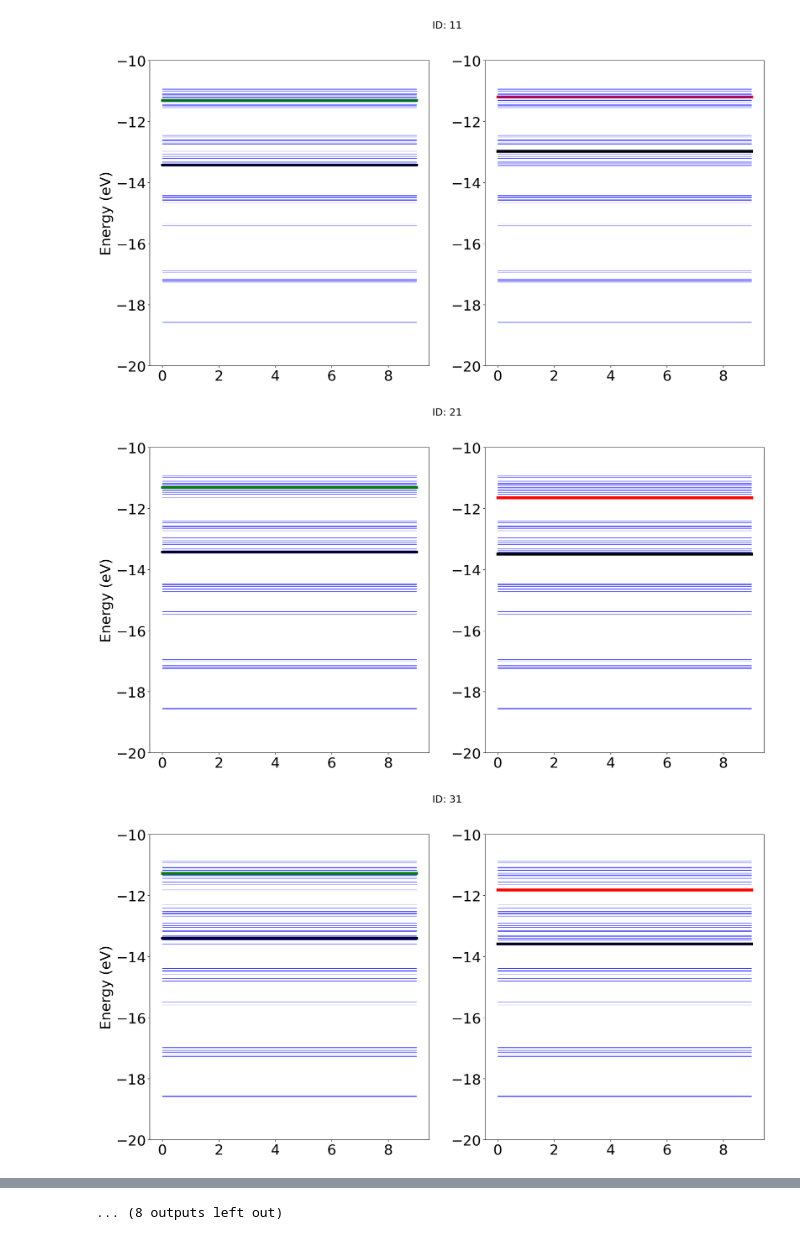
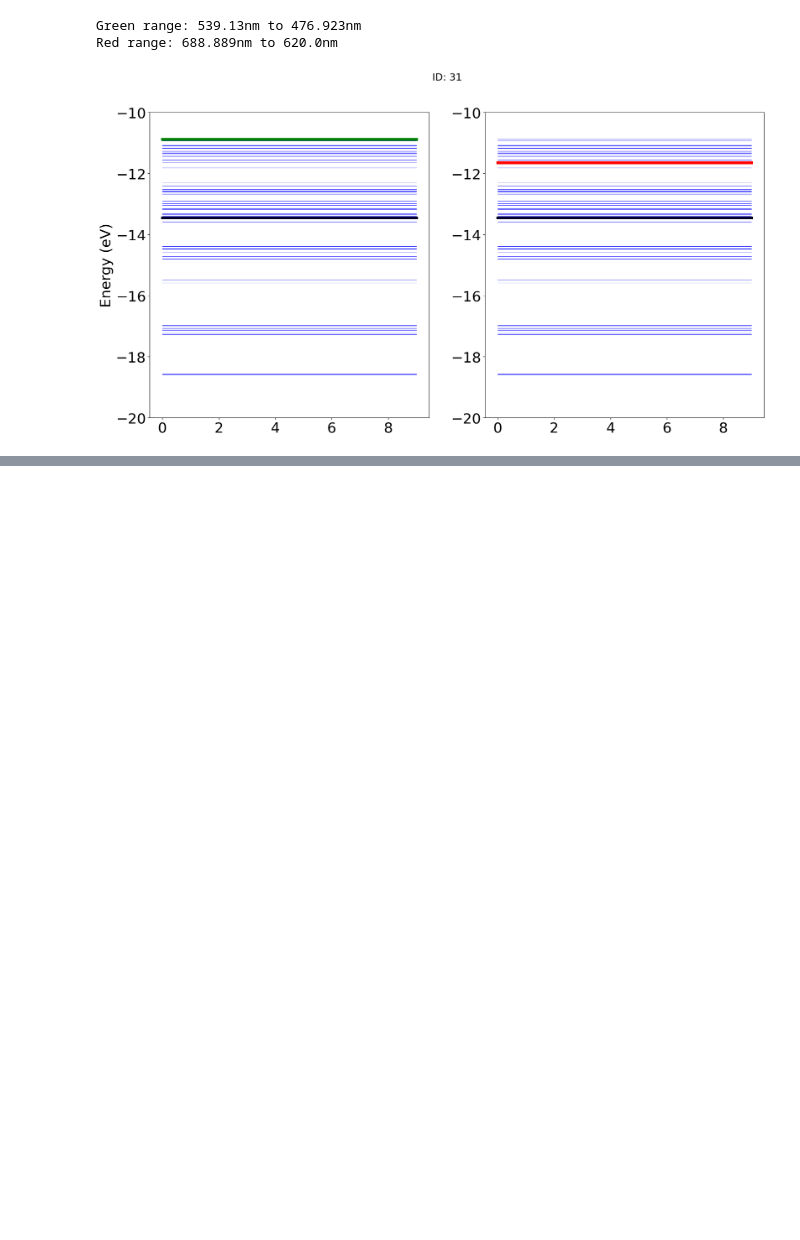
Before and after one commit to charlesrc/nanoscint, a Jupyter notebook: nanoscint/supplemental/DFT_NoHybridFunctional/NoHybridFunctionals_DFTModel_Revised.ipynb, the cells around one changed output, grey strips where cells are left out. Drawn from its saved outputs; the diff is of its cells as text; code cells hidden in the pictures; blank space fills up the shorter version.

Commit message:
New non hybrid dft plots

```diff
--- a/nanoscint/supplemental/DFT_NoHybridFunctional/NoHybridFunctionals_DFTModel_Revised.ipynb
+++ b/nanoscint/supplemental/DFT_NoHybridFunctional/NoHybridFunctionals_DFTModel_Revised.ipynb
@@ -16,13 +16,20 @@ rcParams["font.family"] = "sans-serif"
 rcParams["figure.figsize"] = (6, 6);
 # %%
 dir_nohybrid = string(pwd(), "/nohybrid");
+# %%
+# We consider the following range of wavelengths to be "green":
+println("Green range: ", round(1240/2.3, digits=3) ,"nm to ", round(1240/2.6, digits=3), "nm")
+println("Red range: ", round(1240/1.8, digits=3) ,"nm to ", round(1240/2, digits=3), "nm")
+# %% [output]
+Green range: 539.13nm to 476.923nm
+Red range: 688.889nm to 620.0nm
 # %%
 #Loop over all simulations and store the band indices and oscillator strengths corresponding to the
 #relevant green and red transitions.
-AllValidPairsGreen = Vector{Tuple{String, Vector{Tuple{Integer, Integer, Integer, Float64}}}}()
-# Vector of tuples of the form: (ID, (spin, lowerband, upperband, oscillator strength))
-AllValidPairsRed = Vector{Tuple{String, Vector{Tuple{Integer, Integer, Integer, Float64}}}}()
-# Vector of tuples of the form: (ID, (spin, lowerband, upperband, oscillator strength))
+AllValidPairsGreen = Vector{Tuple{String, Vector{Tuple{Integer, Integer, Integer, Float64, Float64}}}}()
+# Vector of tuples of the form: (ID, (spin, lowerband, upperband, energydiff, oscillator strength))
+AllValidPairsRed = Vector{Tuple{String, Vector{Tuple{Integer, Integer, Integer, Float64, Float64}}}}()
+# Vector of tuples of the form: (ID, (spin, lowerband, upperband, energydiff, oscillator strength))
 #in the end since we have no phase interfering terms.
 transitioneigenvals = Float64[]
 for (i, j) in Tuple.(CartesianIndices(rand(4, 5)))
@@ -42,20 +49,20 @@ for (i, j) in Tuple.(CartesianIndices(rand(4, 5)))
     momenta = np.reshape(abs.(np.fromfile("$dir_nohybrid/STH2$(id).momenta", dtype=np.complex )), (2, 3, 48, 48));
     (permutedims(momenta, (1, 2, 4, 3)) ≈ conj(momenta)) || error("Momenta Do Not Satisfy Hermiticity Condition")
 
-    ValidPairsGreen = Vector{Tuple{Integer, Integer, Integer, Float64}}()
-    ValidPairsRed = Vector{Tuple{Integer, Integer, Integer, Float64}}()
+    ValidPairsGreen = Vector{Tuple{Integer, Integer, Integer, Float64, Float64}}()
+    ValidPairsRed = Vector{Tuple{Integer, Integer, Integer, Float64, Float64}}()
 
     for spin in [1, 2]
         transitioneigenvals = (spin == 1) ? eigenvalsup : eigenvalsdn
         for (i, e) in enumerate(transitioneigenvals)
             for (j, eprime) in enumerate(transitioneigenvals)
-                (i > 10 && j> 10 ) || continue
-                (i < 30 && j < 30) || continue
-                if (2.1 < abs(e-eprime) < 2.3)
+                (i > 10 && j > 10 ) || continue # Only look at particular range of bands
+                (i < 30 && j < 30) || continue # Only look at particular range of bands
+                if (2.3 < abs(e-eprime) < 2.6) # Range for green transitions
                     #Note that we must convert back from eV to hartree, so the denominator is divided by 27.2
-                    !((j, i) in [v[2:3] for v in ValidPairsGreen]) && push!(ValidPairsGreen, (spin, i, j, eV*2/3*sum((abs.(momenta[spin, :, i, j])).^2)/abs(e-eprime) ))
-                elseif (1.7 < abs(e-eprime) < 1.9)
-                    !((j, i) in [v[2:3] for v in ValidPairsRed]) && push!(ValidPairsRed, (spin, i, j, eV*2/3*sum((abs.(momenta[spin, :, i, j])).^2)/abs(e-eprime)))
+                    !((j, i) in [v[2:3] for v in ValidPairsGreen]) && push!(ValidPairsGreen, (spin, i, j, abs(e-eprime), eV*2/3*sum((abs.(momenta[spin, :, i, j])).^2)/abs(e-eprime) ))
+                elseif (1.8 < abs(e-eprime) < 2) # Range for red transitions
+                    !((j, i) in [v[2:3] for v in ValidPairsRed]) && push!(ValidPairsRed, (spin, i, j, abs(e-eprime), eV*2/3*sum((abs.(momenta[spin, :, i, j])).^2)/abs(e-eprime)))
                 end
             end
         end
@@ -65,38 +72,41 @@ for (i, j) in Tuple.(CartesianIndices(rand(4, 5)))
 end
 # %%
 #figure(figsize=(20, 10))
+#id, kpoint, band1, band2
+Highest_Oscillators_Green = Vector{Tuple{String, Tuple{Integer, Integer, Integer, Float64, Float64}}}()
+Highest_Oscillators_Red = Vector{Tuple{String, Tuple{Integer, Integer, Integer, Float64, Float64}}}()
+
 for (ValidPairsGreen, ValidPairsRed) in zip(AllValidPairsGreen, AllValidPairsRed)
     figure(figsize=(20, 10))
     id = ValidPairsGreen[1]
+    id!="31" && continue
     suptitle("ID: $id")
-    #id == "41" || continue
     eigenvalsup = np.fromfile("$dir_nohybrid/STH2$(id).eigenvals")[1:48]*eV
     eigenvalsdn = np.fromfile("$dir_nohybrid/STH2$(id).eigenvals")[49:96]*eV
     momenta = np.reshape(abs.(np.fromfile("$dir_nohybrid/STH2$(id).momenta", dtype=np.complex )), (2, 3, 48, 48));
-    maxgreen = argmax([v[4] for v in ValidPairsGreen[2]])
-    maxred = argmax([v[4] for v in ValidPairsRed[2]])
+    maxgreen = argmax([v[5] for v in ValidPairsGreen[2]])
+    maxred = argmax([v[5] for v in ValidPairsRed[2]])
 
-    #println("Max Green Oscillator Strength: ", [v[4] for v in ValidPairsGreen[2]][maxgreen])
-    #println("Max Red Oscillator Strength: ", [v[4] for v in ValidPairsRed[2]][maxred])
+    push!(Highest_Oscillators_Green, (id, ValidPairsGreen[2][maxgreen]))
+    push!(Highest_Oscillators_Red, (id, ValidPairsRed[2][maxred]))
+
     subplot(1, 2, 1)
     for i in 1:48
         ((i == ValidPairsGreen[2][maxgreen][2]) && (ValidPairsGreen[2][maxgreen][1] == 1))  ? plot(reshape(np.repeat(eigenvalsup[i], 10), (10, 1)), color="black", linewidth=5) : plot(reshape(np.repeat(eigenvalsup[i], 10), (10, 1)), color="blue", linewidth=.4);
         ((i == ValidPairsGreen[2][maxgreen][3]) && (ValidPairsGreen[2][maxgreen][1] == 1)) ? plot(reshape(np.repeat(eigenvalsup[i], 10), (10, 1)), color="green", linewidth=5) : plot(reshape(np.repeat(eigenvalsup[i], 10), (10, 1)), color="blue", linewidth=.4);
         ((i == ValidPairsGreen[2][maxgreen][2]) && (ValidPairsGreen[2][maxgreen][1] == 2))  ? plot(reshape(np.repeat(eigenvalsdn[i], 10), (10, 1)), color="black", linewidth=5) : plot(reshape(np.repeat(eigenvalsdn[i], 10), (10, 1)), color="blue", linewidth=.4);
         ((i == ValidPairsGreen[2][maxgreen][3]) && (ValidPairsGreen[2][maxgreen][1] == 2)) ? plot(reshape(np.repeat(eigenvalsdn[i], 10), (10, 1)), color="green", linewidth=5) : plot(reshape(np.repeat(eigenvalsdn[i], 10), (10, 1)), color="blue", linewidth=.4);
     end
     ylim(-20, -10)
     ylabel("Energy (eV)")
     subplot(1, 2, 2)
     for i in 1:48
         ((i == ValidPairsRed[2][maxred][2]) && (ValidPairsRed[2][maxred][1] == 1))  ? plot(reshape(np.repeat(eigenvalsup[i], 10), (10, 1)), color="black", linewidth=5) : plot(reshape(np.repeat(eigenvalsup[i], 10), (10, 1)), color="blue", linewidth=.4);
         ((i == ValidPairsRed[2][maxred][3]) && (ValidPairsRed[2][maxred][1] == 1)) ? plot(reshape(np.repeat(eigenvalsup[i], 10), (10, 1)), color="red", linewidth=5) : plot(reshape(np.repeat(eigenvalsup[i], 10), (10, 1)), color="blue", linewidth=.4);
         ((i == ValidPairsRed[2][maxred][2]) && (ValidPairsRed[2][maxred][1] == 2))  ? plot(reshape(np.repeat(eigenvalsdn[i], 10), (10, 1)), color="black", linewidth=5) : plot(reshape(np.repeat(eigenvalsdn[i], 10), (10, 1)), color="blue", linewidth=.4);
         ((i == ValidPairsRed[2][maxred][3]) && (ValidPairsRed[2][maxred][1] == 2)) ? plot(reshape(np.repeat(eigenvalsdn[i], 10), (10, 1)), color="red", linewidth=5) : plot(reshape(np.repeat(eigenvalsdn[i], 10), (10, 1)), color="blue", linewidth=.4);
     end
     ylim(-20, -10)
 end
 # %% [output]
-[figure, old version]
+[figure, new version]
-[figure, removed]
-[figure, removed]
@@ -112,4 +113,3 @@ end
-... (8 outputs left out)
 # %%
 energies = collect(range(1, 30, length=3000))
 lambdas = 1240 ./ collect(range(1, 30, length=3000))
```
Also changed, not shown: parts of 3 cells of this notebook, 1 other file.
